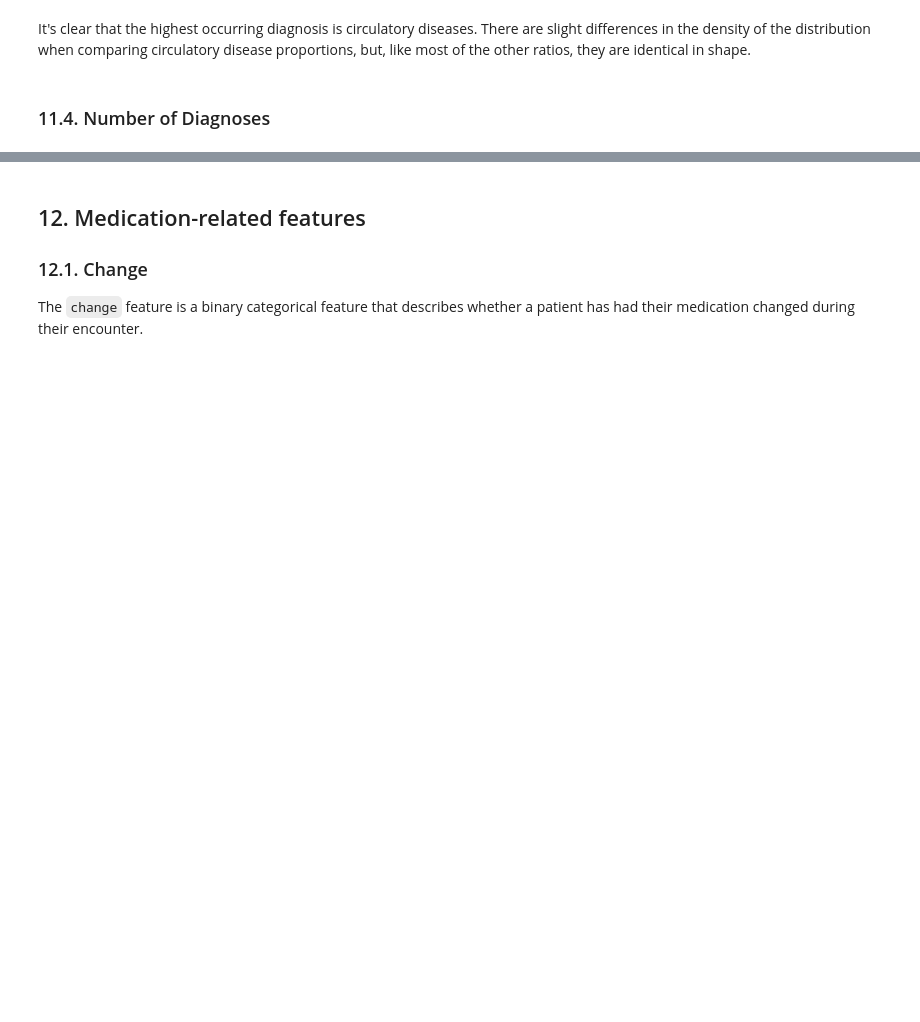
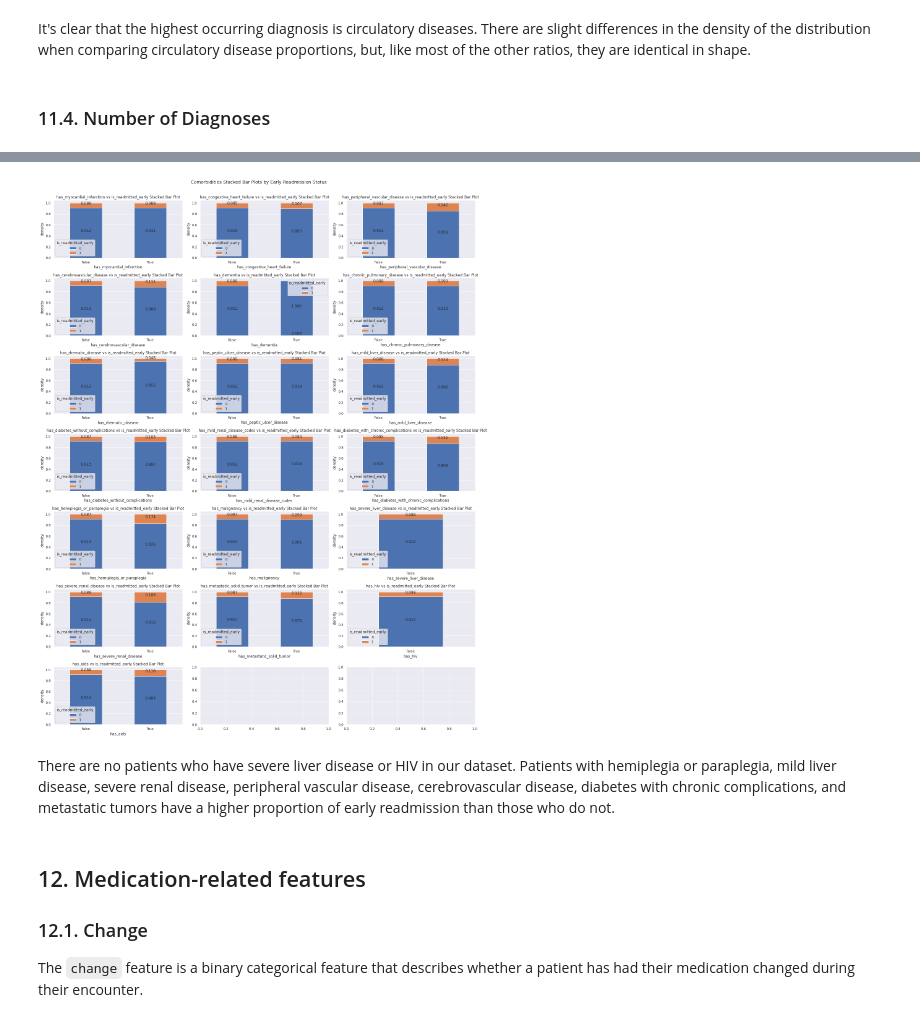
Before and after one commit to uncanny-valley/diabetes-readmission, a Jupyter notebook: notebooks/1_eda.ipynb, the cells around one changed output, grey strips where cells are left out. Cells and saved outputs as stored; diff of their text form; code cells hidden in the pictures; blank space fills up the shorter version.

```diff
--- a/notebooks/eda.ipynb
+++ b/notebooks/1_eda.ipynb
@@ -583,3 +586,30 @@ _ = ax.legend(['early readmission', 'non-early readmission'])
+# %%
+comorbidity_df = generate_comorbidity_index_predicates(df)
+# %%
+comorbidities = ['has_myocardial_infarction',
+       'has_congestive_heart_failure', 'has_peripheral_vascular_disease',
+       'has_cerebrovascular_disease', 'has_dementia',
+       'has_chronic_pulmonary_disease', 'has_rhematic_disease',
+       'has_peptic_ulcer_disease', 'has_mild_liver_disease',
+       'has_diabetes_without_complications', 'has_mild_renal_disease_codes',
+       'has_diabetes_with_chronic_complications',
+       'has_hemiplegia_or_paraplegia', 'has_malignancy',
+       'has_severe_liver_disease', 'has_severe_renal_disease',
+       'has_metastatic_solid_tumor', 'has_hiv', 'has_aids']
+# %%
+_, axes = plt.subplots(7, 3, figsize=(20, 25))
+axes_iter = iter(axes.flatten())
+
+for f in comorbidities:
+    ax = next(axes_iter)
+    viz.stacked_bar_plot(feature_a=f, feature_b='is_readmitted_early', df=comorbidity_df, ax=ax)
+
+plt.suptitle('Comorbidities Stacked Bar Plots by Early Readmission Status', y=1.005)
+plt.tight_layout()
+# %% [output]
+[figure, added]
+# %% [markdown]
+There are no patients who have severe liver disease or HIV in our dataset. Patients with hemiplegia or paraplegia, mild liver disease, severe renal disease, peripheral vascular disease, cerebrovascular disease, diabetes with chronic complications, and  metastatic tumors have a higher proportion of early readmission than those who do not.
 # %% [markdown]
 ## 12. Medication-related features
 ### 12.1. Change
```
Also changed, not shown: parts of 6 cells of this notebook, 9 other files.
